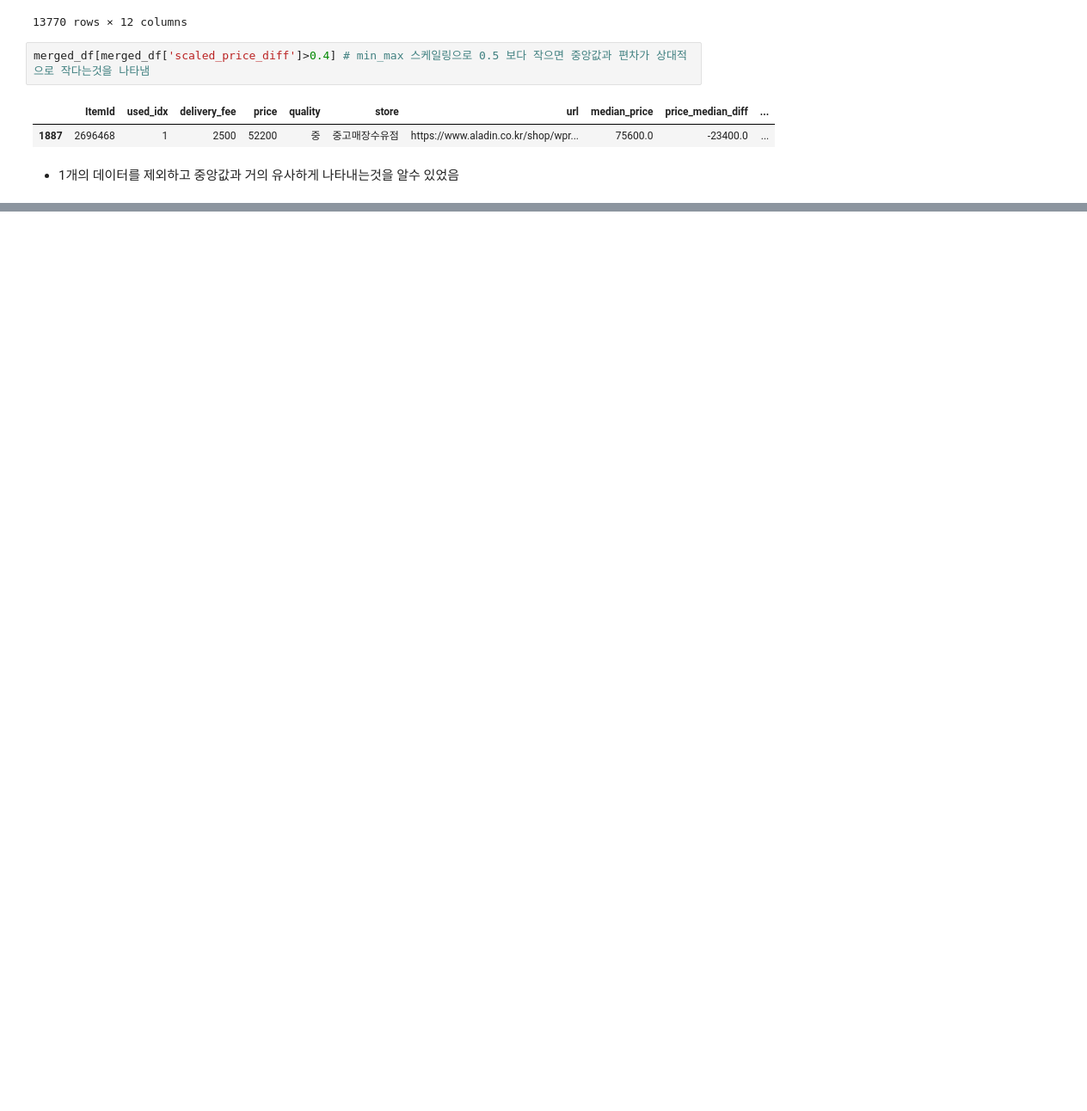
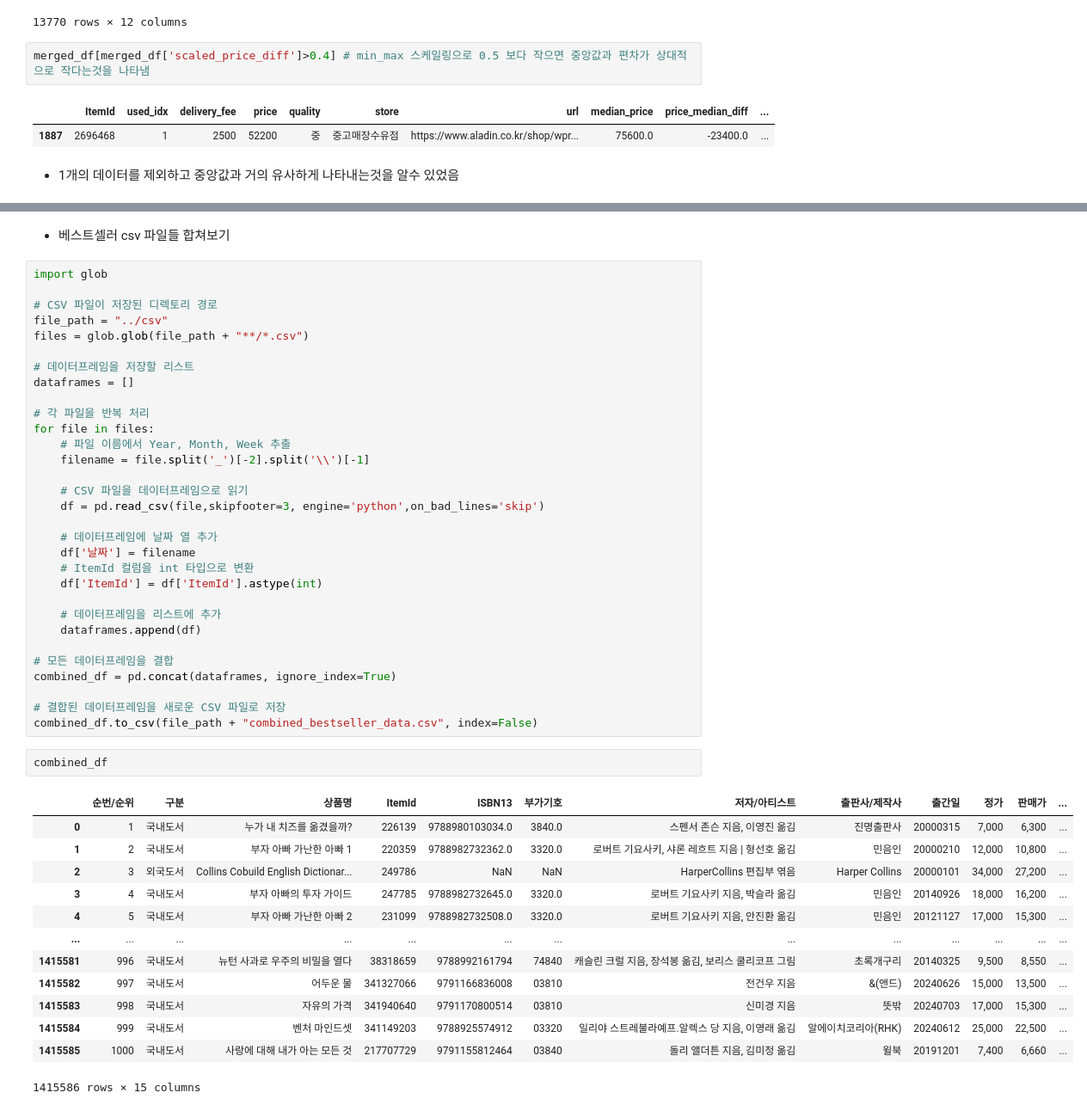
Before and after one commit to kdt-3-second-Project/aladin_usedbook, a Jupyter notebook: research/240716_price_median_erd_js.ipynb, the cells around one changed output, grey strips where cells are left out. Shown at 86% size. Saved outputs shown, nothing was run; the diff lists cells and outputs as text; blank space fills up the shorter version.

Commit message:
베스트셀러 csv 데이터확인및 작업중

```diff
--- a/research/240716_price_median_erd_js.ipynb
+++ b/research/240716_price_median_erd_js.ipynb
@@ -237,0 +254,49 @@ plt.show()
+# %% [markdown]
+- 베스트셀러 csv 파일들 합쳐보기
+# %%
+import glob
+
+# CSV 파일이 저장된 디렉토리 경로
+file_path = "../csv"
+files = glob.glob(file_path + "**/*.csv")
+
+# 데이터프레임을 저장할 리스트
+dataframes = []
+
+# 각 파일을 반복 처리
+for file in files:
+    # 파일 이름에서 Year, Month, Week 추출
+    filename = file.split('_')[-2].split('\\')[-1]
+
+    # CSV 파일을 데이터프레임으로 읽기
+    df = pd.read_csv(file,skipfooter=3, engine='python',on_bad_lines='skip')
+
+    # 데이터프레임에 날짜 열 추가
+    df['날짜'] = filename
+    # ItemId 컬럼을 int 타입으로 변환
+    df['ItemId'] = df['ItemId'].astype(int)
+
+    # 데이터프레임을 리스트에 추가
+    dataframes.append(df)
+
+# 모든 데이터프레임을 결합
+combined_df = pd.concat(dataframes, ignore_index=True)
+
+# 결합된 데이터프레임을 새로운 CSV 파일로 저장
+combined_df.to_csv(file_path + "combined_bestseller_data.csv", index=False)
+# %%
+combined_df
+# %% [output]
+|  | 순번/순위 | 구분 | 상품명 | ItemId | ISBN13 | 부가기호 | 저자/아티스트 | 출판사/제작사 | 출간일 | 정가 | 판매가 | ... |
+| 0 | 1 | 국내도서 | 누가 내 치즈를 옮겼을까? | 226139 | 9788980103034.0 | 3840.0 | 스펜서 존슨 지음, 이영진 옮김 | 진명출판사 | 20000315 | 7,000 | 6,300 | ... |
+| 1 | 2 | 국내도서 | 부자 아빠 가난한 아빠 1 | 220359 | 9788982732362.0 | 3320.0 | 로버트 기요사키, 샤론 레흐트 지음 | 형선호 옮김 | 민음인 | 20000210 | 12,000 | 10,800 | ... |
+| 2 | 3 | 외국도서 | Collins Cobuild English Dictionar... | 249786 | NaN | NaN | HarperCollins 편집부 엮음 | Harper Collins | 20000101 | 34,000 | 27,200 | ... |
+| 3 | 4 | 국내도서 | 부자 아빠의 투자 가이드 | 247785 | 9788982732645.0 | 3320.0 | 로버트 기요사키 지음, 박슬라 옮김 | 민음인 | 20140926 | 18,000 | 16,200 | ... |
+| 4 | 5 | 국내도서 | 부자 아빠 가난한 아빠 2 | 231099 | 9788982732508.0 | 3320.0 | 로버트 기요사키 지음, 안진환 옮김 | 민음인 | 20121127 | 17,000 | 15,300 | ... |
+| ... | ... | ... | ... | ... | ... | ... | ... | ... | ... | ... | ... | ... |
+| 1415581 | 996 | 국내도서 | 뉴턴 사과로 우주의 비밀을 열다 | 38318659 | 9788992161794 | 74840 | 캐슬린 크럴 지음, 장석봉 옮김, 보리스 쿨리코프 그림 | 초록개구리 | 20140325 | 9,500 | 8,550 | ... |
+| 1415582 | 997 | 국내도서 | 어두운 물 | 341327066 | 9791166836008 | 03810 | 전건우 지음 | &(앤드) | 20240626 | 15,000 | 13,500 | ... |
+| 1415583 | 998 | 국내도서 | 자유의 가격 | 341940640 | 9791170800514 | 03810 | 신미경 지음 | 뜻밖 | 20240703 | 17,000 | 15,300 | ... |
+| 1415584 | 999 | 국내도서 | 벤처 마인드셋 | 341149203 | 9788925574912 | 03320 | 일리야 스트레불라예프.알렉스 당 지음, 이영래 옮김 | 알에이치코리아(RHK) | 20240612 | 25,000 | 22,500 | ... |
+| 1415585 | 1000 | 국내도서 | 사랑에 대해 내가 아는 모든 것 | 217707729 | 9791155812464 | 03840 | 돌리 앨더튼 지음, 김미정 옮김 | 윌북 | 20191201 | 7,400 | 6,660 | ... |
+1415586 rows × 15 columns
```
Also changed, not shown: parts of 12 cells of this notebook, 2 other files.
